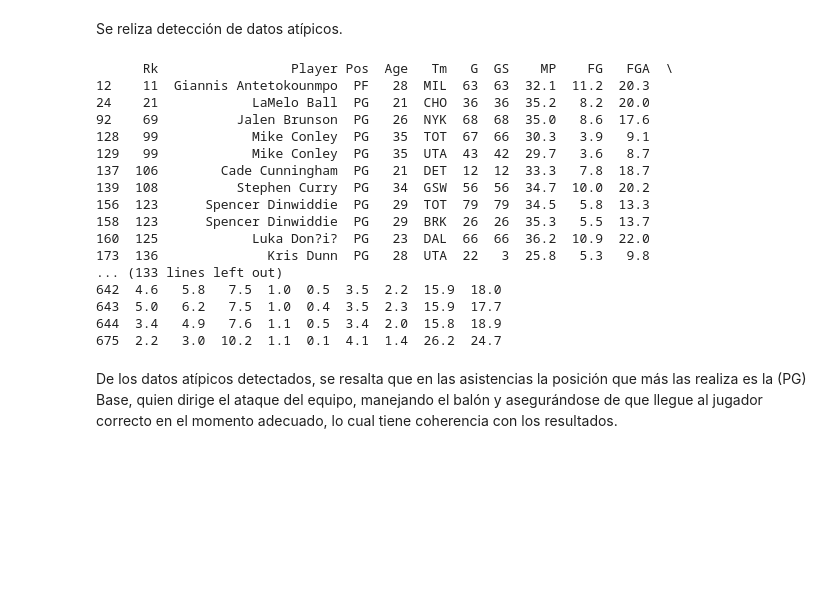
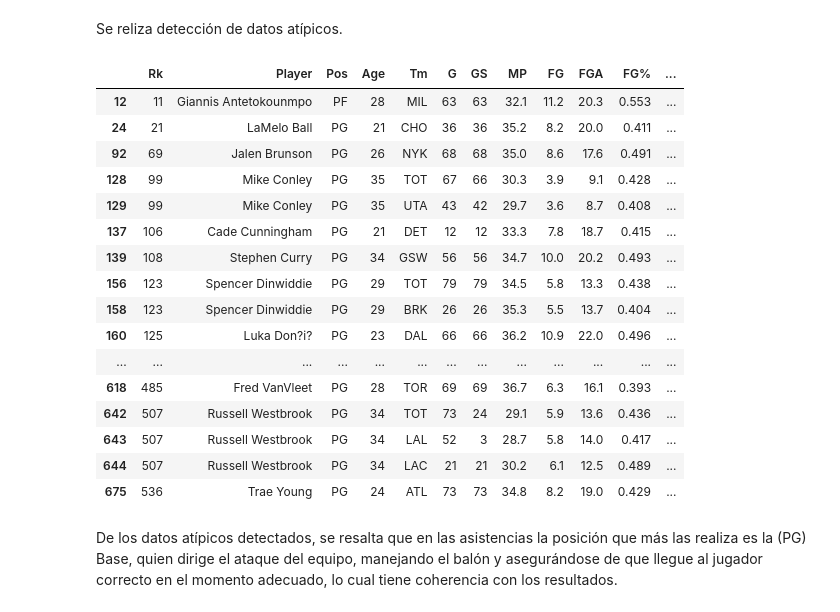
Before and after one commit to ItziCG/EDA_NBA, a Jupyter notebook: src/utils/EDA.ipynb, the cells around one changed output. Cells and saved outputs as stored; diff of their text form; code cells hidden in the pictures; blank space fills up the shorter version.

```diff
--- a/src/utils/EDA.ipynb
+++ b/src/utils/EDA.ipynb
@@ -407,35 +407,35 @@ Se reliza detección de datos atípicos.
 # %%
 Q1 = df['AST'].quantile(0.25)
 Q3 = df['AST'].quantile(0.75)
 IQR = Q3 - Q1
 
 # Definiendo límites para los outliers
 lower_bound = Q1 - 1.5 * IQR
 upper_bound = Q3 + 1.5 * IQR
 
 # Identificación de outliers
 outliers = df[(df['AST'] < lower_bound) | (df['AST'] > upper_bound)]
 
 # Mostrando los outliers detectados
-print(outliers)
+outliers
 # %% [output]
-      Rk                 Player Pos  Age   Tm   G  GS    MP    FG   FGA  \
-12    11  Giannis Antetokounmpo  PF   28  MIL  63  63  32.1  11.2  20.3
-24    21            LaMelo Ball  PG   21  CHO  36  36  35.2   8.2  20.0
-92    69          Jalen Brunson  PG   26  NYK  68  68  35.0   8.6  17.6
-128   99            Mike Conley  PG   35  TOT  67  66  30.3   3.9   9.1
-129   99            Mike Conley  PG   35  UTA  43  42  29.7   3.6   8.7
-137  106        Cade Cunningham  PG   21  DET  12  12  33.3   7.8  18.7
-139  108          Stephen Curry  PG   34  GSW  56  56  34.7  10.0  20.2
-156  123      Spencer Dinwiddie  PG   29  TOT  79  79  34.5   5.8  13.3
-158  123      Spencer Dinwiddie  PG   29  BRK  26  26  35.3   5.5  13.7
-160  125            Luka Don?i?  PG   23  DAL  66  66  36.2  10.9  22.0
-173  136              Kris Dunn  PG   28  UTA  22   3  25.8   5.3   9.8
-... (133 lines left out)
-642  4.6   5.8   7.5  1.0  0.5  3.5  2.2  15.9  18.0
-643  5.0   6.2   7.5  1.0  0.4  3.5  2.3  15.9  17.7
-644  3.4   4.9   7.6  1.1  0.5  3.4  2.0  15.8  18.9
-675  2.2   3.0  10.2  1.1  0.1  4.1  1.4  26.2  24.7
+|  | Rk | Player | Pos | Age | Tm | G | GS | MP | FG | FGA | FG% | ... |
+| 12 | 11 | Giannis Antetokounmpo | PF | 28 | MIL | 63 | 63 | 32.1 | 11.2 | 20.3 | 0.553 | ... |
+| 24 | 21 | LaMelo Ball | PG | 21 | CHO | 36 | 36 | 35.2 | 8.2 | 20.0 | 0.411 | ... |
+| 92 | 69 | Jalen Brunson | PG | 26 | NYK | 68 | 68 | 35.0 | 8.6 | 17.6 | 0.491 | ... |
+| 128 | 99 | Mike Conley | PG | 35 | TOT | 67 | 66 | 30.3 | 3.9 | 9.1 | 0.428 | ... |
+| 129 | 99 | Mike Conley | PG | 35 | UTA | 43 | 42 | 29.7 | 3.6 | 8.7 | 0.408 | ... |
+| 137 | 106 | Cade Cunningham | PG | 21 | DET | 12 | 12 | 33.3 | 7.8 | 18.7 | 0.415 | ... |
+| 139 | 108 | Stephen Curry | PG | 34 | GSW | 56 | 56 | 34.7 | 10.0 | 20.2 | 0.493 | ... |
+| 156 | 123 | Spencer Dinwiddie | PG | 29 | TOT | 79 | 79 | 34.5 | 5.8 | 13.3 | 0.438 | ... |
+| 158 | 123 | Spencer Dinwiddie | PG | 29 | BRK | 26 | 26 | 35.3 | 5.5 | 13.7 | 0.404 | ... |
+| 160 | 125 | Luka Don?i? | PG | 23 | DAL | 66 | 66 | 36.2 | 10.9 | 22.0 | 0.496 | ... |
+| ... | ... | ... | ... | ... | ... | ... | ... | ... | ... | ... | ... | ... |
+| 618 | 485 | Fred VanVleet | PG | 28 | TOR | 69 | 69 | 36.7 | 6.3 | 16.1 | 0.393 | ... |
+| 642 | 507 | Russell Westbrook | PG | 34 | TOT | 73 | 24 | 29.1 | 5.9 | 13.6 | 0.436 | ... |
+| 643 | 507 | Russell Westbrook | PG | 34 | LAL | 52 | 3 | 28.7 | 5.8 | 14.0 | 0.417 | ... |
+| 644 | 507 | Russell Westbrook | PG | 34 | LAC | 21 | 21 | 30.2 | 6.1 | 12.5 | 0.489 | ... |
+| 675 | 536 | Trae Young | PG | 24 | ATL | 73 | 73 | 34.8 | 8.2 | 19.0 | 0.429 | ... |
 # %% [markdown]
 De los datos atípicos detectados, se resalta que en las asistencias la posición que más las realiza es la (PG) Base, quien dirige el ataque del equipo, manejando el balón y asegurándose de que llegue al jugador correcto en el momento adecuado, lo cual tiene coherencia con los resultados.
 # %%
```
Also changed, not shown: parts of 22 cells of this notebook.
